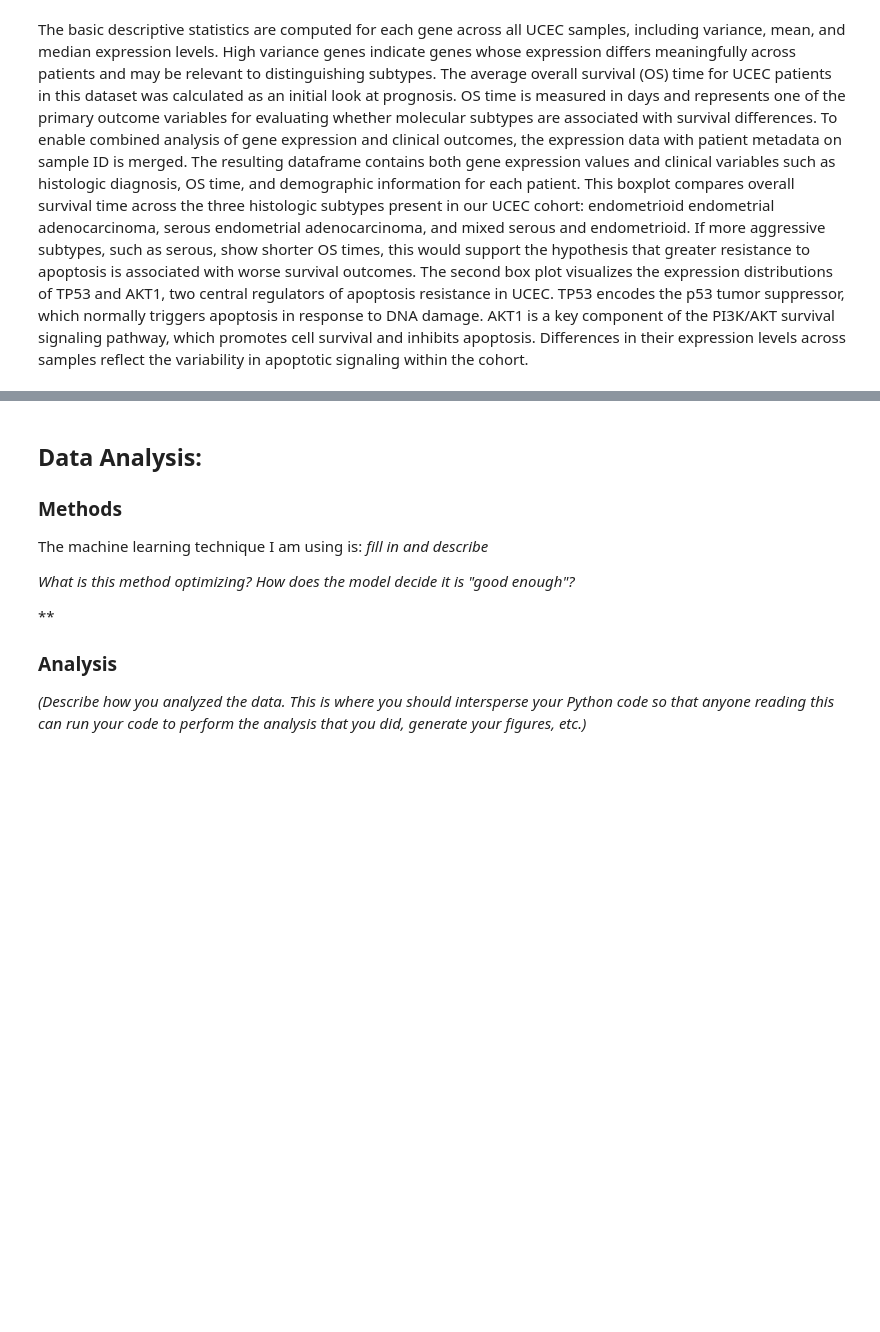
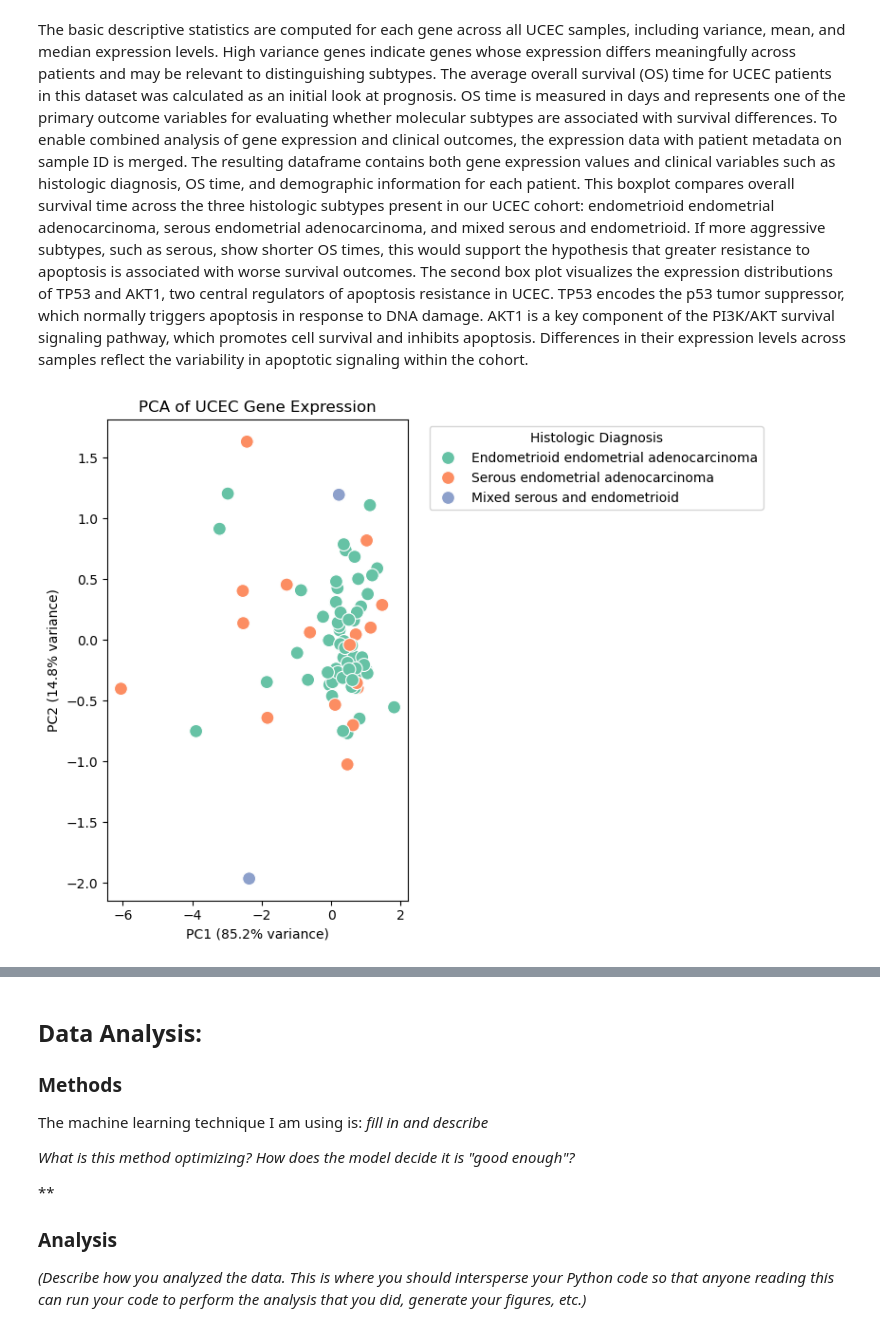
Before and after one commit to isabella-imburgia/Module-4-Cancer-Imburgia-Abed, a Jupyter notebook: code/Module 4 Template.ipynb, the cells around one changed output, grey strips where cells are left out. Cells and saved outputs as stored; diff of their text form; code cells hidden in the pictures; blank space fills up the shorter version.

Commit message:
final check in 2 updates
finished entering new data and analysis in the notebook

```diff
--- a/code/Module 4 Template.ipynb
+++ b/code/Module 4 Template.ipynb
@@ -59,11 +59,13 @@ import seaborn as sns
 
 # ── Load the data ──────────────────────────────────────────────────────────────
 data = pd.read_csv(
-    '/Users/zain/Documents/GitHub/Module-4-Cancer-Imburgia-Abed/data/TRAINING_SET_GSE62944_subsample_log2TPM.csv',
+    #'/Users/zain/Documents/GitHub/Module-4-Cancer-Imburgia-Abed/data/TRAINING_SET_GSE62944_subsample_log2TPM.csv',
+    '/Users/ajq2af/OneDrive - University of Virginia\Documents/UVA/BME 2315/Module-4-Cancer-Imburgia-Abed/data/TRAINING_SET_GSE62944_subsample_log2TPM.csv',
     index_col=0, header=0
 )
 metadata_df = pd.read_csv(
-    '/Users/zain/Documents/GitHub/Module-4-Cancer-Imburgia-Abed/data/TRAINING_SET_GSE62944_metadata.csv',
+    #'/Users/zain/Documents/GitHub/Module-4-Cancer-Imburgia-Abed/data/TRAINING_SET_GSE62944_metadata.csv',
+    '/Users/ajq2af/OneDrive - University of Virginia/Documents/UVA/BME 2315/Module-4-Cancer-Imburgia-Abed/data/TRAINING_SET_GSE62944_metadata.csv',
     index_col=0, header=0
 )
 
@@ -205,0 +208,42 @@ The basic descriptive statistics are computed for each gene across all UCEC samp
+# %%
+import pandas as pd # Pandas
+import numpy as np # Numpy
+import matplotlib.pyplot as plt
+from sklearn.cluster import KMeans
+from sklearn.datasets import load_iris
+import seaborn as sns
+from sklearn.decomposition import PCA
+# ── Prepare samples × genes matrix and attach metadata ───────────────────────
+# Transpose so rows = samples, columns = genes
+df = UCEC_gene_data.T.copy()  # shape: samples × genes
+
+# Merge histologic_diagnosis from metadata into df
+df = df.join(metadata_df[['histologic_diagnosis']], how='left')
+# ── Remove samples with missing histologic_diagnosis ─────────────────────────  <-- ADD HERE
+df = df.dropna(subset=['histologic_diagnosis'])
+df = df[df['histologic_diagnosis'].str.strip() != '']
+
+# ── PCA ───────────────────────────────────────────────────────────────────────
+X = df[gene_list].values  # samples × genes, numeric only
+
+pca = PCA(n_components=2)
+X_pca = pca.fit_transform(X)
+
+explained = pca.explained_variance_ratio_ * 100  # percentage
+
+plt.figure(figsize=(8, 6))
+sns.scatterplot(
+    x=X_pca[:, 0],
+    y=X_pca[:, 1],
+    hue=df['histologic_diagnosis'],
+    palette="Set2",
+    s=100
+)
+plt.title("PCA of UCEC Gene Expression")
+plt.xlabel(f"PC1 ({explained[0]:.1f}% variance)")
+plt.ylabel(f"PC2 ({explained[1]:.1f}% variance)")
+plt.legend(title="Histologic Diagnosis", bbox_to_anchor=(1.05, 1), loc='upper left')
+plt.tight_layout()
+plt.show()
+# %% [output]
+[figure, added]
```
Also changed, not shown: parts of 5 cells of this notebook, 1 other file.
